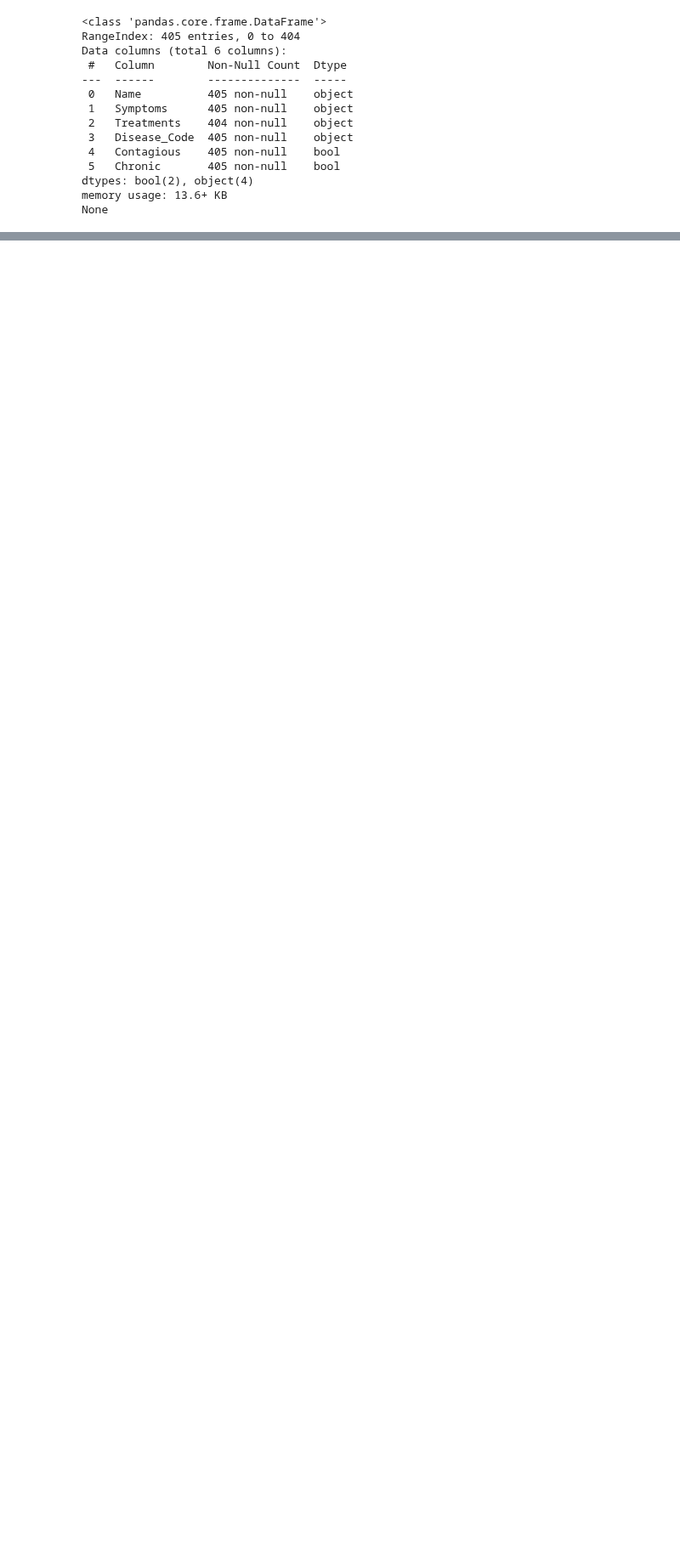
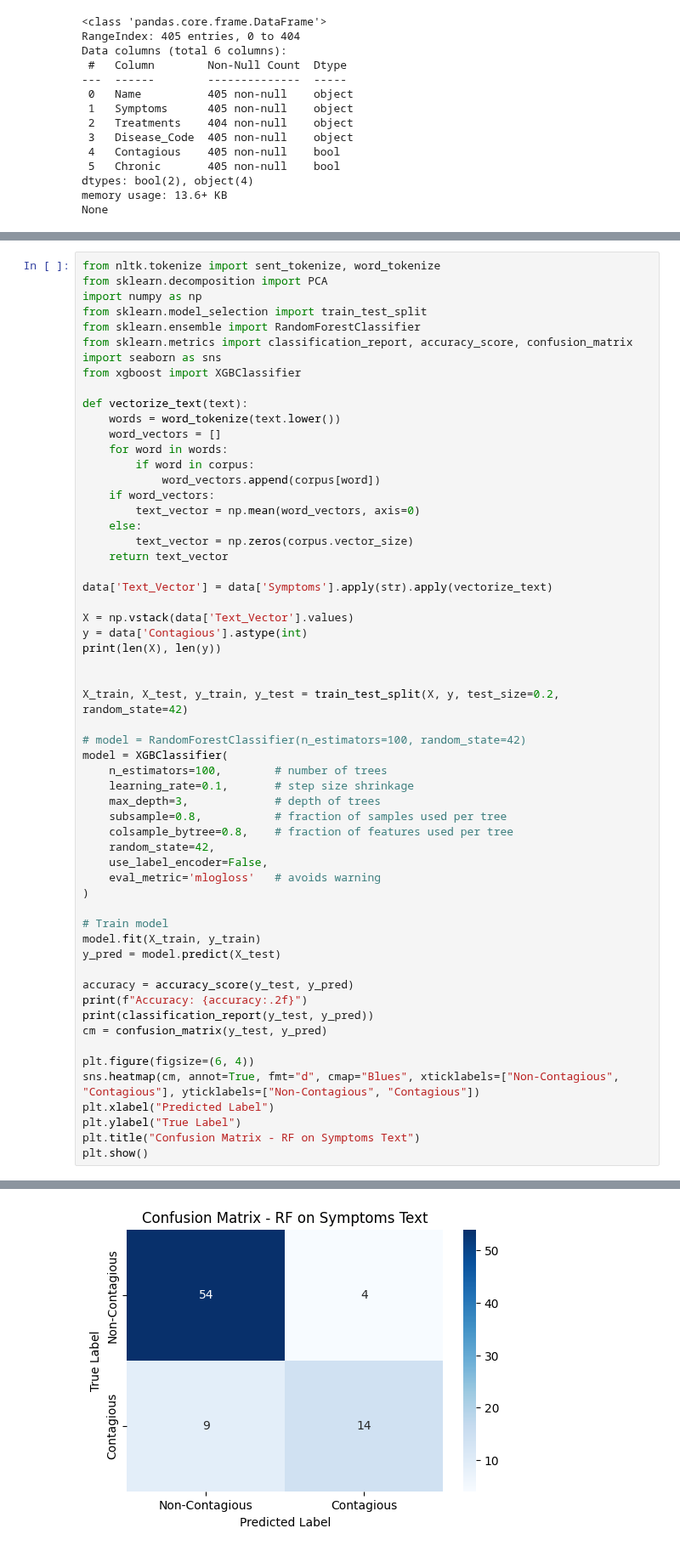
Before and after one commit to maxvonlancaster/nlp-fuzzy, a Jupyter notebook: src/medical.ipynb, the cells around one changed output, grey strips where cells are left out. Shown at 85% size. Cells and saved outputs as stored; diff of their text form; blank space fills up the shorter version.

```diff
--- a/src/medical.ipynb
+++ b/src/medical.ipynb
@@ -475,0 +514,59 @@ ValueError: numpy.dtype size changed, may indicate binary incompatibility. Expec
+# %%
+from nltk.tokenize import sent_tokenize, word_tokenize
+from sklearn.decomposition import PCA
+import numpy as np
+from sklearn.model_selection import train_test_split
+from sklearn.ensemble import RandomForestClassifier
+from sklearn.metrics import classification_report, accuracy_score, confusion_matrix
+import seaborn as sns
+from xgboost import XGBClassifier
+
+def vectorize_text(text):
+    words = word_tokenize(text.lower())
+    word_vectors = []
+    for word in words:
+        if word in corpus:
+            word_vectors.append(corpus[word])
+    if word_vectors:
+        text_vector = np.mean(word_vectors, axis=0)
+    else:
+        text_vector = np.zeros(corpus.vector_size)
+    return text_vector
+
+data['Text_Vector'] = data['Symptoms'].apply(str).apply(vectorize_text)
+
+X = np.vstack(data['Text_Vector'].values)
+y = data['Contagious'].astype(int)
+print(len(X), len(y))
+
+
+X_train, X_test, y_train, y_test = train_test_split(X, y, test_size=0.2, random_state=42)
+
+# model = RandomForestClassifier(n_estimators=100, random_state=42)
+model = XGBClassifier(
+    n_estimators=100,        # number of trees
+    learning_rate=0.1,       # step size shrinkage
+    max_depth=3,             # depth of trees
+    subsample=0.8,           # fraction of samples used per tree
+    colsample_bytree=0.8,    # fraction of features used per tree
+    random_state=42,
+    use_label_encoder=False,
+    eval_metric='mlogloss'   # avoids warning
+)
+
+# Train model
+model.fit(X_train, y_train)
+y_pred = model.predict(X_test)
+
+accuracy = accuracy_score(y_test, y_pred)
+print(f"Accuracy: {accuracy:.2f}")
+print(classification_report(y_test, y_pred))
+cm = confusion_matrix(y_test, y_pred)
+
+plt.figure(figsize=(6, 4))
+sns.heatmap(cm, annot=True, fmt="d", cmap="Blues", xticklabels=["Non-Contagious", "Contagious"], yticklabels=["Non-Contagious", "Contagious"])
+plt.xlabel("Predicted Label")
+plt.ylabel("True Label")
+plt.title("Confusion Matrix - RF on Symptoms Text")
+plt.show()
+# %% [output]
@@ -475,0 +586 @@ ValueError: numpy.dtype size changed, may indicate binary incompatibility. Expec
+[figure, added]
```
Also changed, not shown: parts of 4 cells of this notebook.
